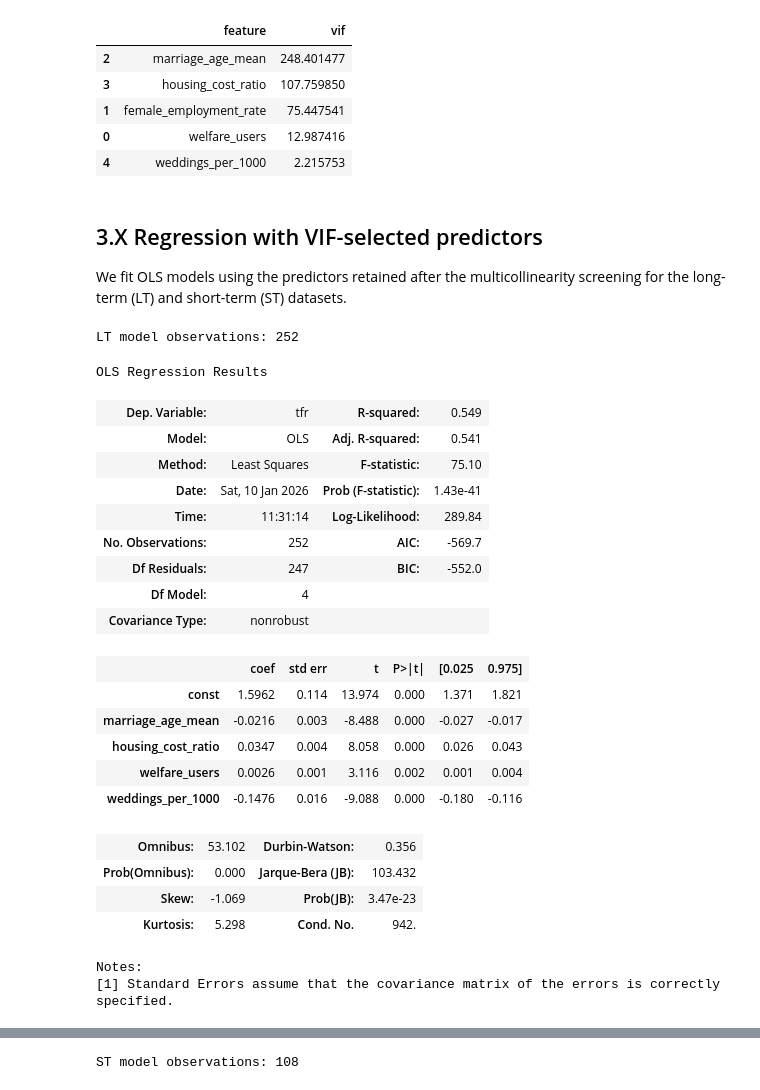
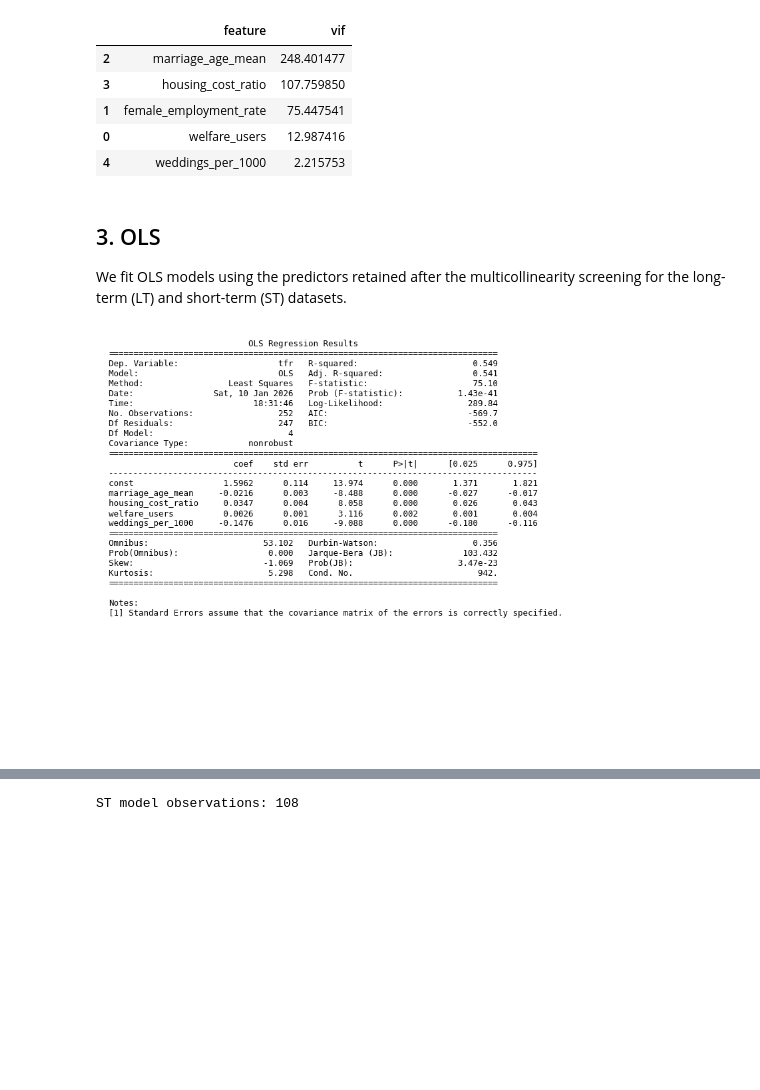
Before and after one commit to ColonelBBQ/sapienza-smos, a Jupyter notebook: main.ipynb, the cells around one changed output, grey strips where cells are left out. Saved outputs shown, nothing was run; the diff lists cells and outputs as text; code cells hidden in the pictures; blank space fills up the shorter version.

```diff
--- a/main.ipynb
+++ b/main.ipynb
@@ -376,49 +376,45 @@ else:
 | 0 | welfare_users | 12.987416 |
 | 4 | weddings_per_1000 | 2.215753 |
 # %% [markdown]
-## 3.X Regression with VIF-selected predictors
+## 3. OLS
 
 We fit OLS models using the predictors retained after the multicollinearity screening for the long-term (LT) and short-term (ST) datasets.
 # %%
+import matplotlib.pyplot as plt
 import statsmodels.api as sm
 
-# LT model with VIF-selected predictors
+# Fit model (your code)
 lt_features = [
     'marriage_age_mean',
     'housing_cost_ratio',
     'welfare_users',
     'weddings_per_1000',
 ]
 lt_subset = lt.dropna(subset=['tfr'] + lt_features)
 X_lt = sm.add_constant(lt_subset[lt_features])
 y_lt = lt_subset['tfr']
 lt_model = sm.OLS(y_lt, X_lt).fit()
-print(f"LT model observations: {len(lt_subset)}")
-lt_model.summary()
+
+# Convert summary to text
+summary_text = lt_model.summary().as_text()
+
+# Create figure
+fig, ax = plt.subplots(figsize=(12, 8))
+ax.axis('off')
+ax.text(
+    0.01, 0.99,
+    summary_text,
+    va='top',
+    ha='left',
+    family='monospace',
+    fontsize=9
+)
+
+# Save as image
+plt.savefig("./lt_ols_summary.png", dpi=300, bbox_inches='tight')
+plt.show()
 # %% [output]
-LT model observations: 252
-OLS Regression Results
-| Dep. Variable: | tfr | R-squared: | 0.549 |
-| Model: | OLS | Adj. R-squared: | 0.541 |
-| Method: | Least Squares | F-statistic: | 75.10 |
-| Date: | Sat, 10 Jan 2026 | Prob (F-statistic): | 1.43e-41 |
-| Time: | 11:31:14 | Log-Likelihood: | 289.84 |
-| No. Observations: | 252 | AIC: | -569.7 |
-| Df Residuals: | 247 | BIC: | -552.0 |
-| Df Model: | 4 |  |  |
-| Covariance Type: | nonrobust |  |  |
-|  | coef | std err | t | P>|t| | [0.025 | 0.975] |
-| const | 1.5962 | 0.114 | 13.974 | 0.000 | 1.371 | 1.821 |
-| marriage_age_mean | -0.0216 | 0.003 | -8.488 | 0.000 | -0.027 | -0.017 |
-| housing_cost_ratio | 0.0347 | 0.004 | 8.058 | 0.000 | 0.026 | 0.043 |
-| welfare_users | 0.0026 | 0.001 | 3.116 | 0.002 | 0.001 | 0.004 |
-| weddings_per_1000 | -0.1476 | 0.016 | -9.088 | 0.000 | -0.180 | -0.116 |
-| Omnibus: | 53.102 | Durbin-Watson: | 0.356 |
-| Prob(Omnibus): | 0.000 | Jarque-Bera (JB): | 103.432 |
-| Skew: | -1.069 | Prob(JB): | 3.47e-23 |
-| Kurtosis: | 5.298 | Cond. No. | 942. |
-Notes:
-[1] Standard Errors assume that the covariance matrix of the errors is correctly specified.
+[figure, added]
 # %%
 # ST model: baseline LT predictors + female_employment_rate
 st_features = [
```
Also changed, not shown: parts of 8 cells of this notebook.
